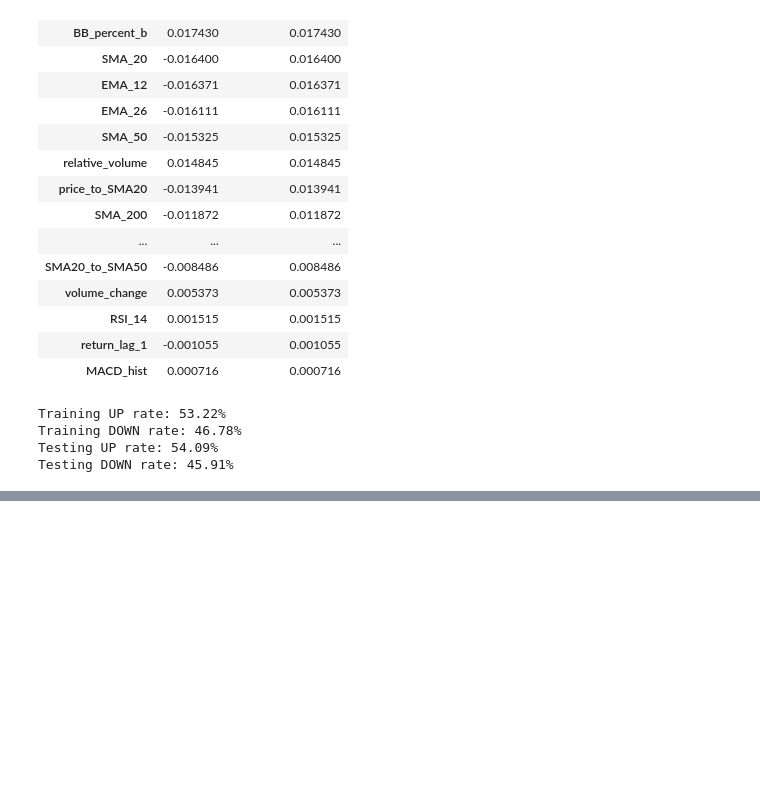
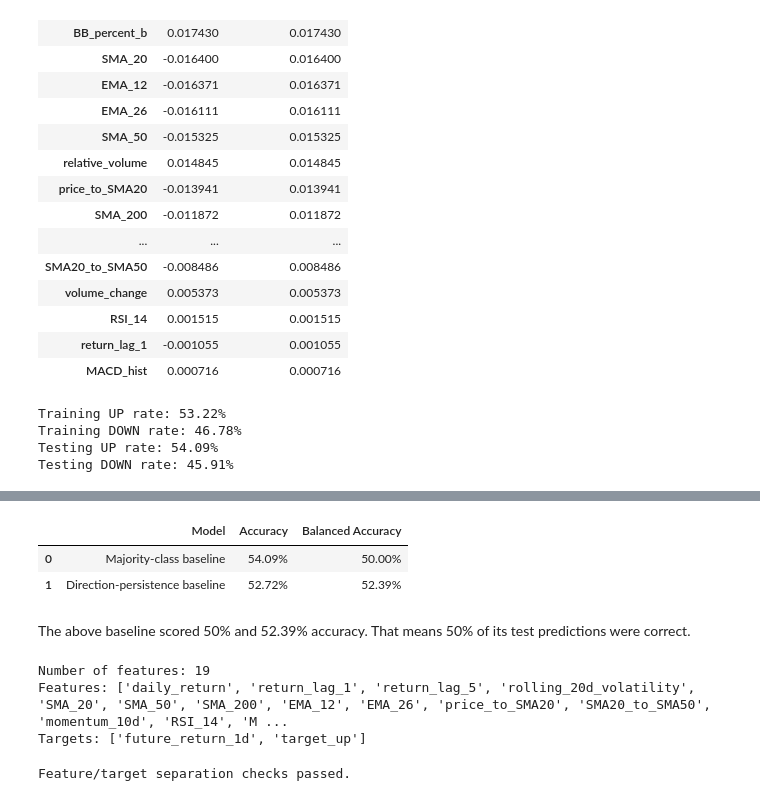
Before and after one commit to Anirveshreddy/stock-prediction-lab, a Jupyter notebook: notebooks/05_targets_and_baselines.ipynb, the cells around one changed output, grey strips where cells are left out. Cells and saved outputs as stored; diff of their text form; code cells hidden in the pictures; blank space fills up the shorter version.

```diff
--- a/notebooks/05_targets_and_baselines.ipynb
+++ b/notebooks/05_targets_and_baselines.ipynb
@@ -302,0 +354,28 @@ Testing DOWN rate: 45.91%
+# %%
+#Formatting the baseline results table in percentages
+baseline_results.style.format({"Accuracy": "{:.2%}","Balanced Accuracy": "{:.2%}"})
+# %% [output]
+|  | Model | Accuracy | Balanced Accuracy |
+| 0 | Majority-class baseline | 54.09% | 50.00% |
+| 1 | Direction-persistence baseline | 52.72% | 52.39% |
+# %% [markdown]
+The above baseline scored 50% and 52.39% accuracy. That means 50% of its test predictions were correct.
+# %%
+#Printing the number of features and their names, as well as the target columns
+print("Number of features:", len(feature_columns))
+print("Features:", feature_columns)
+
+print("Targets:", target_columns)
+# %% [output]
+Number of features: 19
+Features: ['daily_return', 'return_lag_1', 'return_lag_5', 'rolling_20d_volatility', 'SMA_20', 'SMA_50', 'SMA_200', 'EMA_12', 'EMA_26', 'price_to_SMA20', 'SMA20_to_SMA50', 'momentum_10d', 'RSI_14', 'M ...
+Targets: ['future_return_1d', 'target_up']
+# %%
+#Manual Audit check for data leakage: Ensuring that the target columns are not included in the feature columns
+assert "future_return_1d" not in feature_columns
+assert "target_up" not in feature_columns
+assert "next_adj_close" not in feature_columns
+
+print("Feature/target separation checks passed.")
+# %% [output]
+Feature/target separation checks passed.
```
Also changed, not shown: parts of 4 cells of this notebook.
